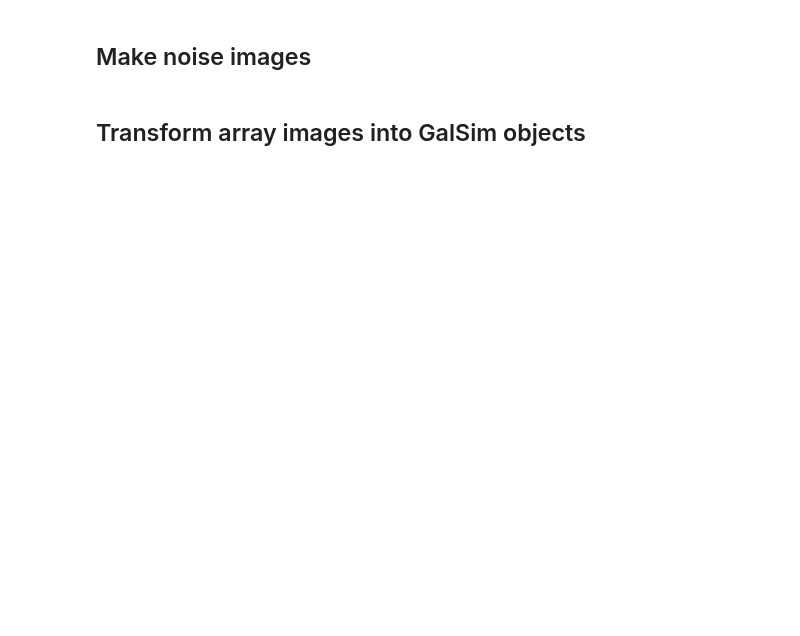
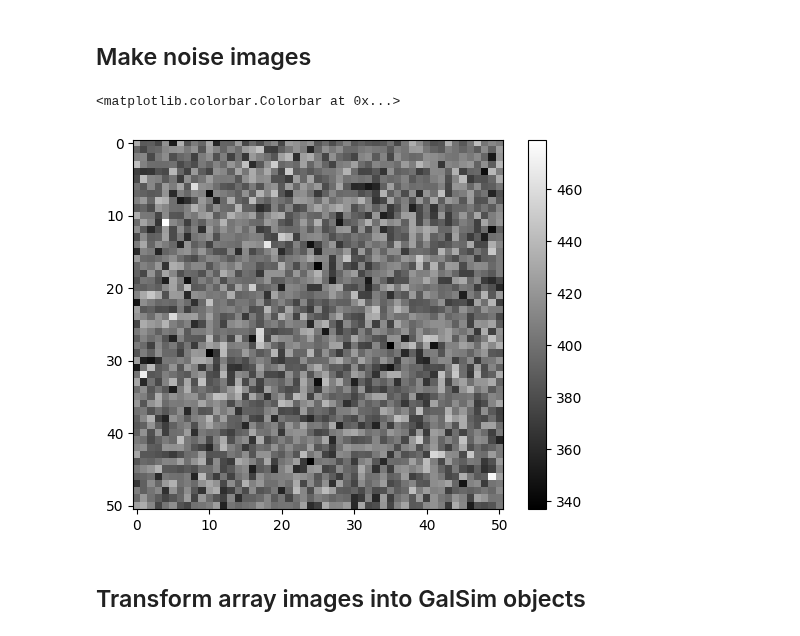
Before and after one commit to andrevitorelli/that-box-over-there, a Jupyter notebook: pujol.ipynb, the cells around one changed output. Cells and saved outputs as stored; diff of their text form; code cells hidden in the pictures; blank space fills up the shorter version.

```diff
--- a/pujol.ipynb
+++ b/pujol.ipynb
@@ -27,6 +35,13 @@ def noise_image(size=51,sky_level=400):
   rng = np.random.RandomState(1)
   noise=rng.normal(loc=sky_level,scale=np.sqrt(sky_level),size=[size,size])
   return noise
+# %%
+nois = noise_image()
+# %%
+imshow(nois,cmap="gist_gray");colorbar()
+# %% [output]
+<matplotlib.colorbar.Colorbar at 0x...>
+[figure, added]
 # %% [markdown]
 ## Transform array images into GalSim objects
 # %%
```
Also changed, not shown: parts of 11 cells of this notebook, 2 other files.
